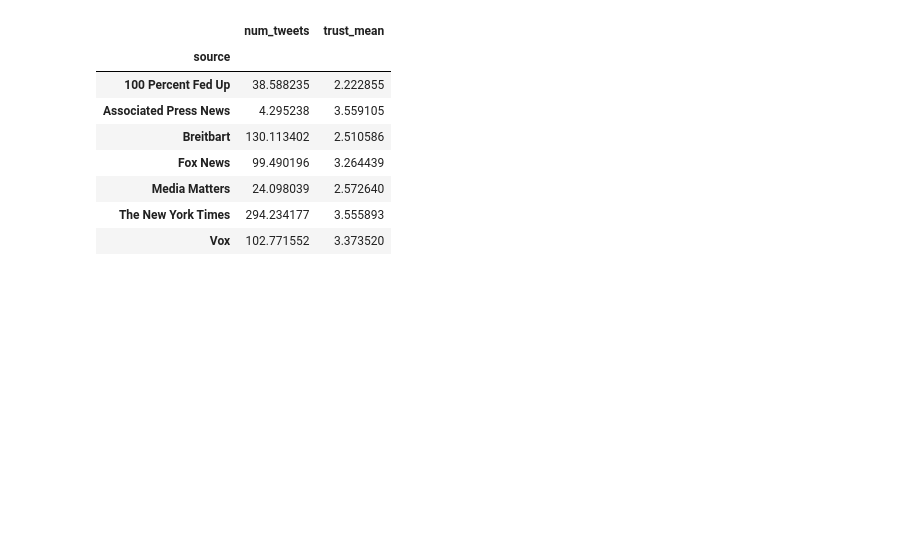
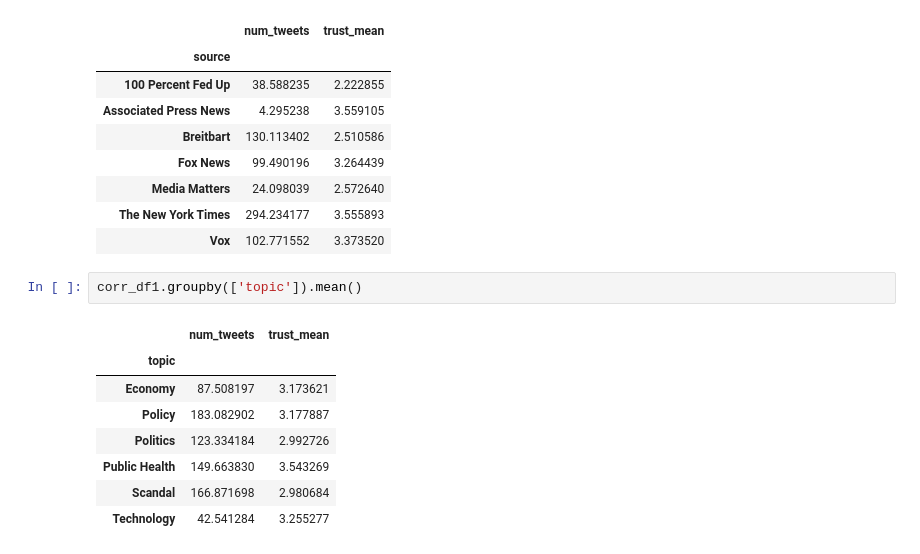
Before and after one commit to fagan2888/tweet-url-relationships, a Jupyter notebook: notebooks/Tweet Trust Correlation.ipynb, the cells around one changed output. Drawn from its saved outputs; the diff is of its cells as text; blank space fills up the shorter version.

```diff
--- a/notebooks/Tweet Trust Correlation.ipynb
+++ b/notebooks/Tweet Trust Correlation.ipynb
@@ -235,3 +261,14 @@ corr_df1.groupby(['source']).mean()
 | Media Matters | 24.098039 | 2.572640 |
 | The New York Times | 294.234177 | 3.555893 |
 | Vox | 102.771552 | 3.373520 |
+# %%
+corr_df1.groupby(['topic']).mean()
+# %% [output]
+|  | num_tweets | trust_mean |
+| topic |  |  |
+| Economy | 87.508197 | 3.173621 |
+| Policy | 183.082902 | 3.177887 |
+| Politics | 123.334184 | 2.992726 |
+| Public Health | 149.663830 | 3.543269 |
+| Scandal | 166.871698 | 2.980684 |
+| Technology | 42.541284 | 3.255277 |
```
Also changed, not shown: parts of 9 cells of this notebook.
